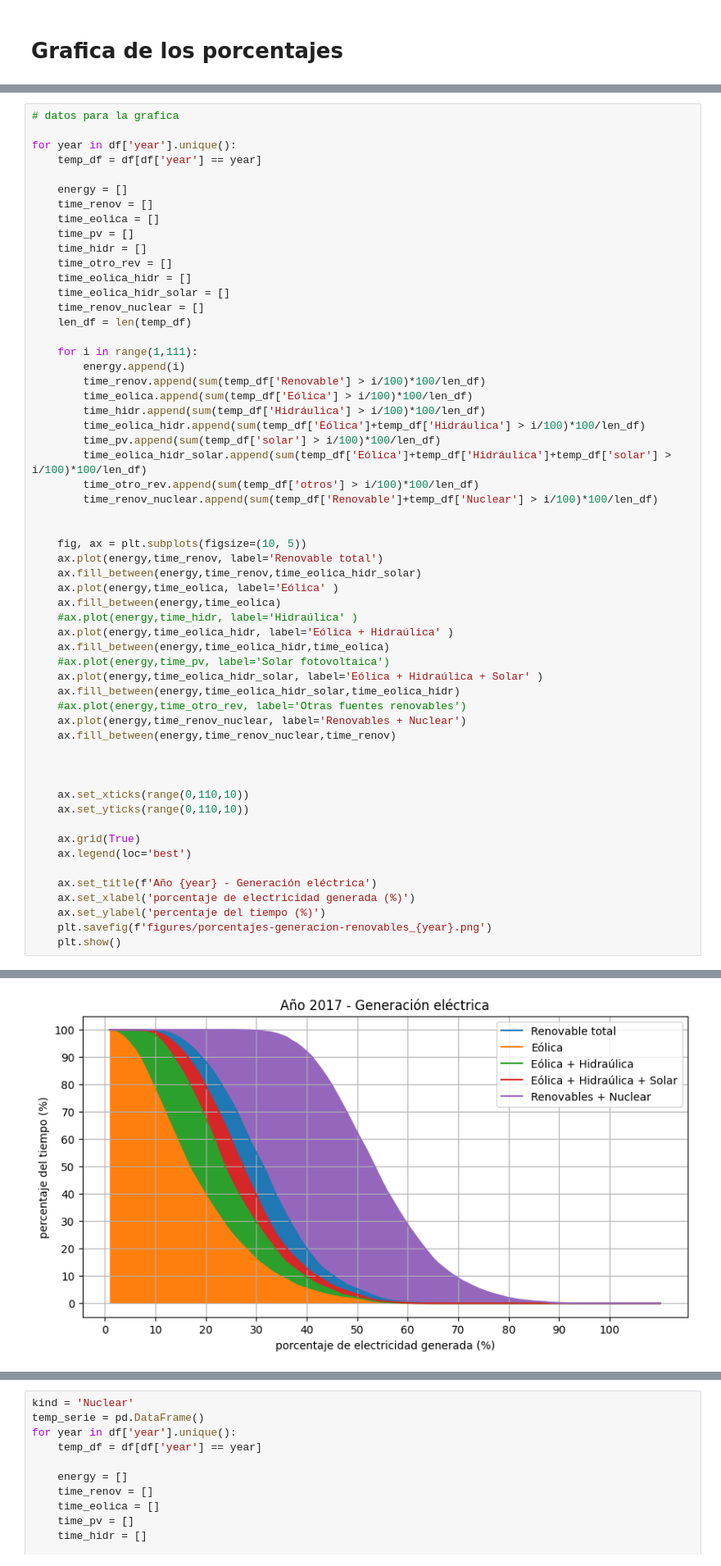
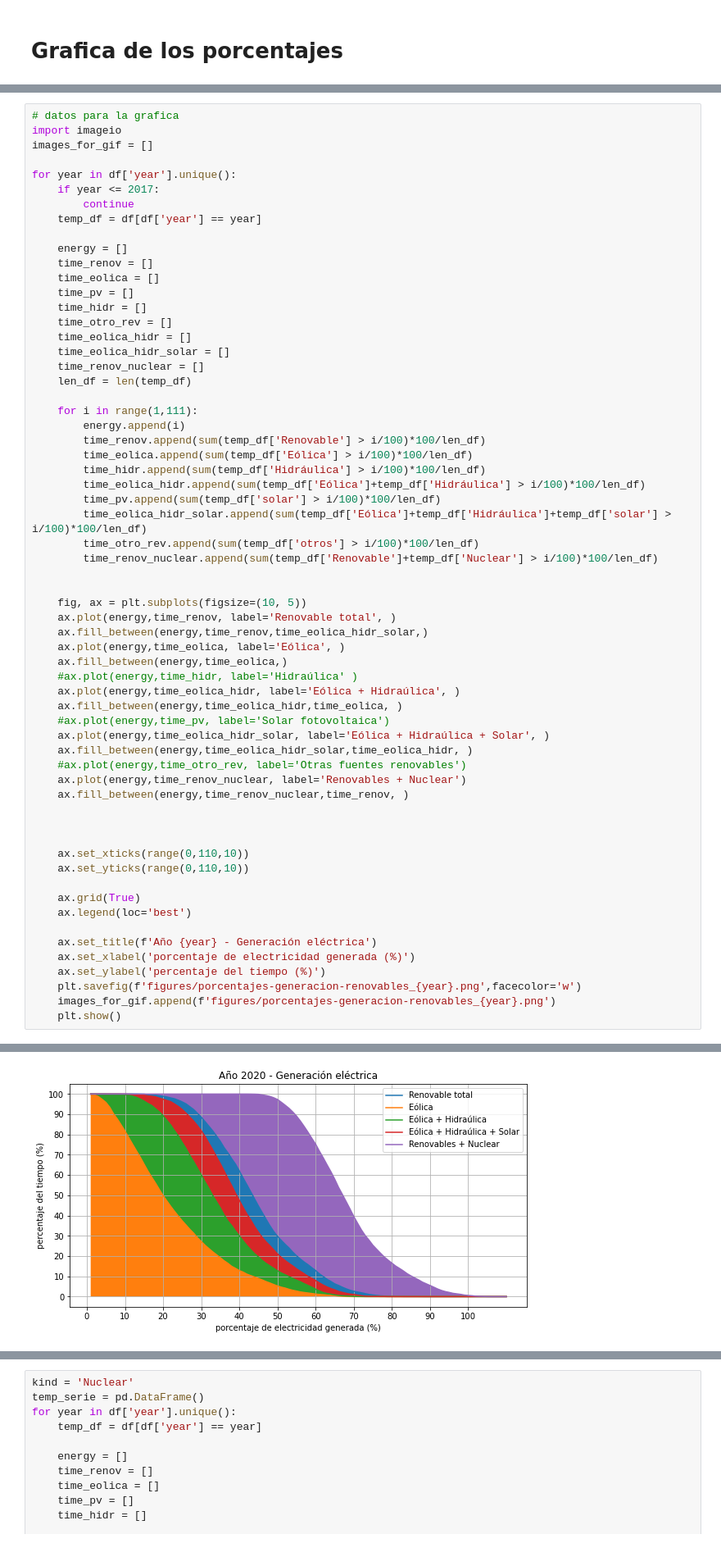
Before and after one commit to JorgeAvilaG/spanish-electricity-network-eda, a Jupyter notebook: process_data.ipynb, the cells around one changed output, grey strips where cells are left out. Shown: that part at 82% size. Saved outputs shown, nothing was run; the diff lists cells and outputs as text.

```diff
--- a/process_data.ipynb
+++ b/process_data.ipynb
@@ -293,7 +295,11 @@ df.head()
 # %%
 # datos para la grafica
+import imageio
+images_for_gif = []
 
 for year in df['year'].unique():
+    if year <= 2017:
+        continue
     temp_df = df[df['year'] == year]
 
     energy = []
@@ -320,19 +326,19 @@ for year in df['year'].unique():
 
 
     fig, ax = plt.subplots(figsize=(10, 5))
-    ax.plot(energy,time_renov, label='Renovable total')
-    ax.fill_between(energy,time_renov,time_eolica_hidr_solar)
-    ax.plot(energy,time_eolica, label='Eólica' )
-    ax.fill_between(energy,time_eolica)
+    ax.plot(energy,time_renov, label='Renovable total', )
+    ax.fill_between(energy,time_renov,time_eolica_hidr_solar,)
+    ax.plot(energy,time_eolica, label='Eólica', )
+    ax.fill_between(energy,time_eolica,)
     #ax.plot(energy,time_hidr, label='Hidraúlica' )
-    ax.plot(energy,time_eolica_hidr, label='Eólica + Hidraúlica' )
-    ax.fill_between(energy,time_eolica_hidr,time_eolica)
+    ax.plot(energy,time_eolica_hidr, label='Eólica + Hidraúlica', )
+    ax.fill_between(energy,time_eolica_hidr,time_eolica, )
     #ax.plot(energy,time_pv, label='Solar fotovoltaica')
-    ax.plot(energy,time_eolica_hidr_solar, label='Eólica + Hidraúlica + Solar' )
-    ax.fill_between(energy,time_eolica_hidr_solar,time_eolica_hidr)
+    ax.plot(energy,time_eolica_hidr_solar, label='Eólica + Hidraúlica + Solar', )
+    ax.fill_between(energy,time_eolica_hidr_solar,time_eolica_hidr, )
     #ax.plot(energy,time_otro_rev, label='Otras fuentes renovables')
     ax.plot(energy,time_renov_nuclear, label='Renovables + Nuclear')
-    ax.fill_between(energy,time_renov_nuclear,time_renov)
+    ax.fill_between(energy,time_renov_nuclear,time_renov, )
 
 
 
@@ -345,6 +351,7 @@ for year in df['year'].unique():
     ax.set_title(f'Año {year} - Generación eléctrica')
     ax.set_xlabel('porcentaje de electricidad generada (%)')
     ax.set_ylabel('percentaje del tiempo (%)')
-    plt.savefig(f'figures/porcentajes-generacion-renovables_{year}.png')
+    plt.savefig(f'figures/porcentajes-generacion-renovables_{year}.png',facecolor='w')
+    images_for_gif.append(f'figures/porcentajes-generacion-renovables_{year}.png')
     plt.show()
 # %% [output]
@@ -353 +360 @@ for year in df['year'].unique():
-[figure, old version]
+[figure, new version]
```
Also changed, not shown: parts of 7 cells of this notebook, 13 other files.
